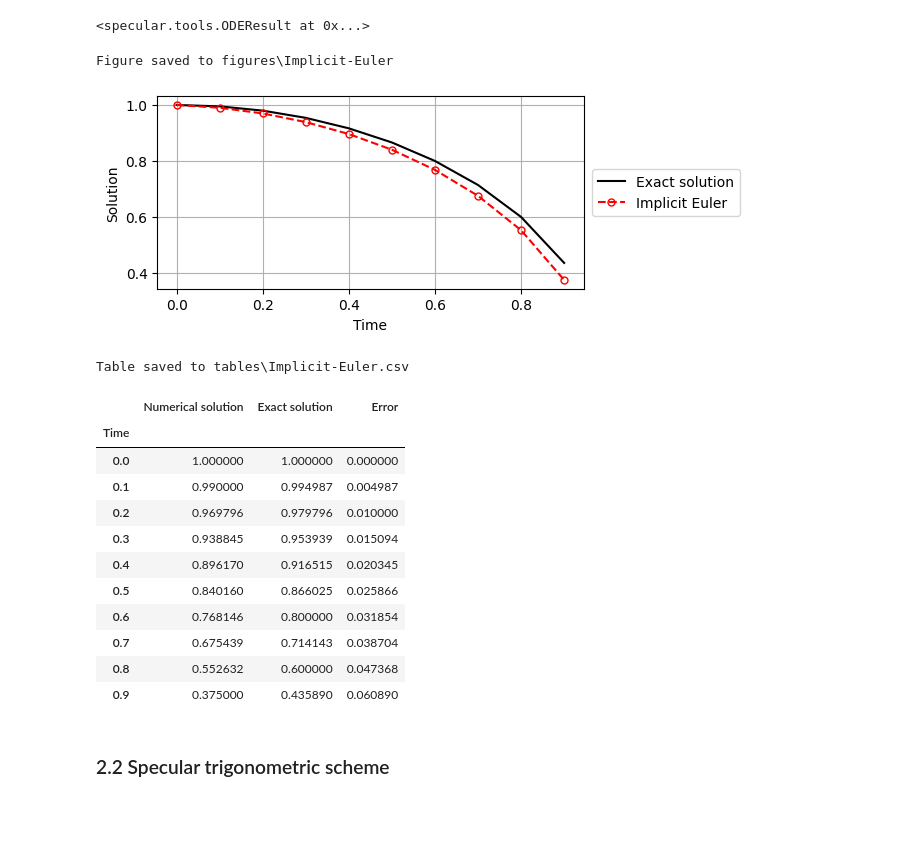
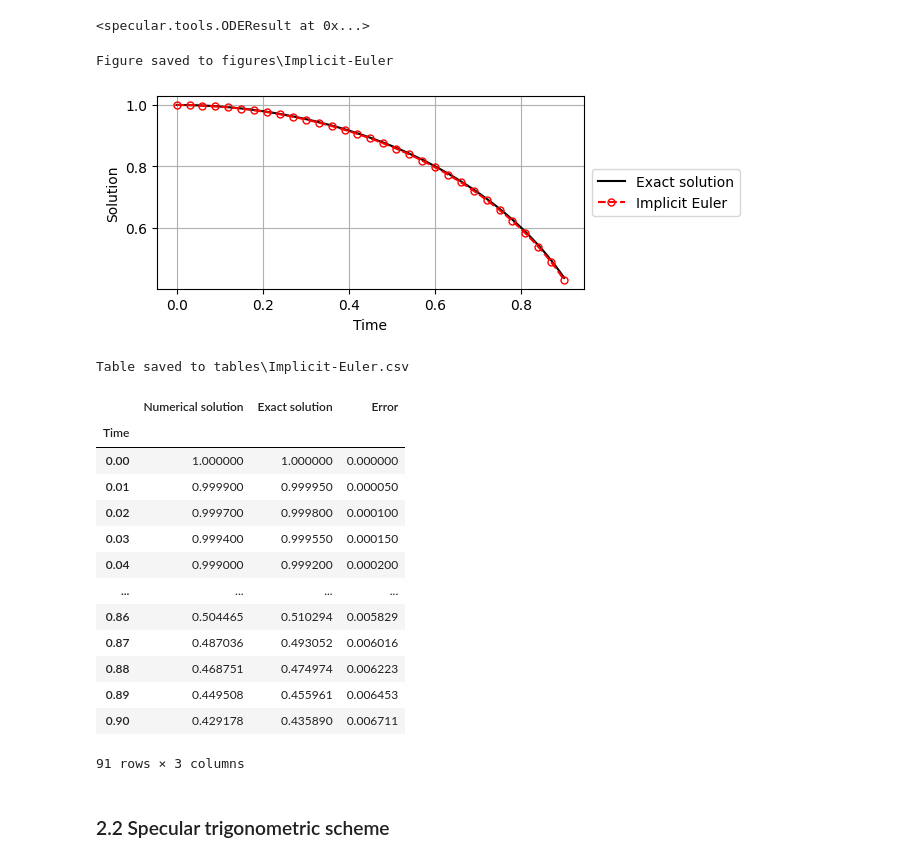
Before and after one commit to kyjung2357/specular-differentiation, a Jupyter notebook: docs/2. Numerical ordinary differential equations.ipynb, the cells around one changed output. Drawn from its saved outputs; the diff is of its cells as text; code cells hidden in the pictures; blank space fills up the shorter version.

```diff
--- a/docs/2. Numerical ordinary differential equations.ipynb
+++ b/docs/2. Numerical ordinary differential equations.ipynb
@@ -39,30 +39,32 @@ Figure saved to figures\Explicit-Euler
 # %%
 def F(t, u):
     return -(t*u)/(1-t**2)
 
 def exact_sol(t):
     return np.sqrt(1 - t**2)
 
 def u_0(t_0):
     return exact_sol(t_0)
 
-specular.ode.classical_scheme(F=F, u_0=u_0, t_0=0.0, T=0.9, h=0.1, scheme="Implicit Euler").visualization(exact_sol=exact_sol, save_path="Implicit Euler").table(exact_sol=exact_sol, save_path="Implicit Euler")
+specular.ode.classical_scheme(F=F, u_0=u_0, t_0=0.0, T=0.9, h=0.01, scheme="Implicit Euler").visualization(exact_sol=exact_sol, save_path="Implicit Euler").table(exact_sol=exact_sol, save_path="Implicit Euler")
 # %% [output]
 Figure saved to figures\Implicit-Euler
-[figure, old version]
+[figure, new version]
 Table saved to tables\Implicit-Euler.csv
 |  | Numerical solution | Exact solution | Error |
 | Time |  |  |  |
-| 0.0 | 1.000000 | 1.000000 | 0.000000 |
-| 0.1 | 0.990000 | 0.994987 | 0.004987 |
-| 0.2 | 0.969796 | 0.979796 | 0.010000 |
-| 0.3 | 0.938845 | 0.953939 | 0.015094 |
-| 0.4 | 0.896170 | 0.916515 | 0.020345 |
-| 0.5 | 0.840160 | 0.866025 | 0.025866 |
-| 0.6 | 0.768146 | 0.800000 | 0.031854 |
-| 0.7 | 0.675439 | 0.714143 | 0.038704 |
-| 0.8 | 0.552632 | 0.600000 | 0.047368 |
-| 0.9 | 0.375000 | 0.435890 | 0.060890 |
+| 0.00 | 1.000000 | 1.000000 | 0.000000 |
+| 0.01 | 0.999900 | 0.999950 | 0.000050 |
+| 0.02 | 0.999700 | 0.999800 | 0.000100 |
+| 0.03 | 0.999400 | 0.999550 | 0.000150 |
+| 0.04 | 0.999000 | 0.999200 | 0.000200 |
+| ... | ... | ... | ... |
+| 0.86 | 0.504465 | 0.510294 | 0.005829 |
+| 0.87 | 0.487036 | 0.493052 | 0.006016 |
+| 0.88 | 0.468751 | 0.474974 | 0.006223 |
+| 0.89 | 0.449508 | 0.455961 | 0.006453 |
+| 0.90 | 0.429178 | 0.435890 | 0.006711 |
+91 rows × 3 columns
 # %% [markdown]
 ### 2.2 Specular trigonometric scheme
 # %% [markdown]
```
Also changed, not shown: 3 other files.
